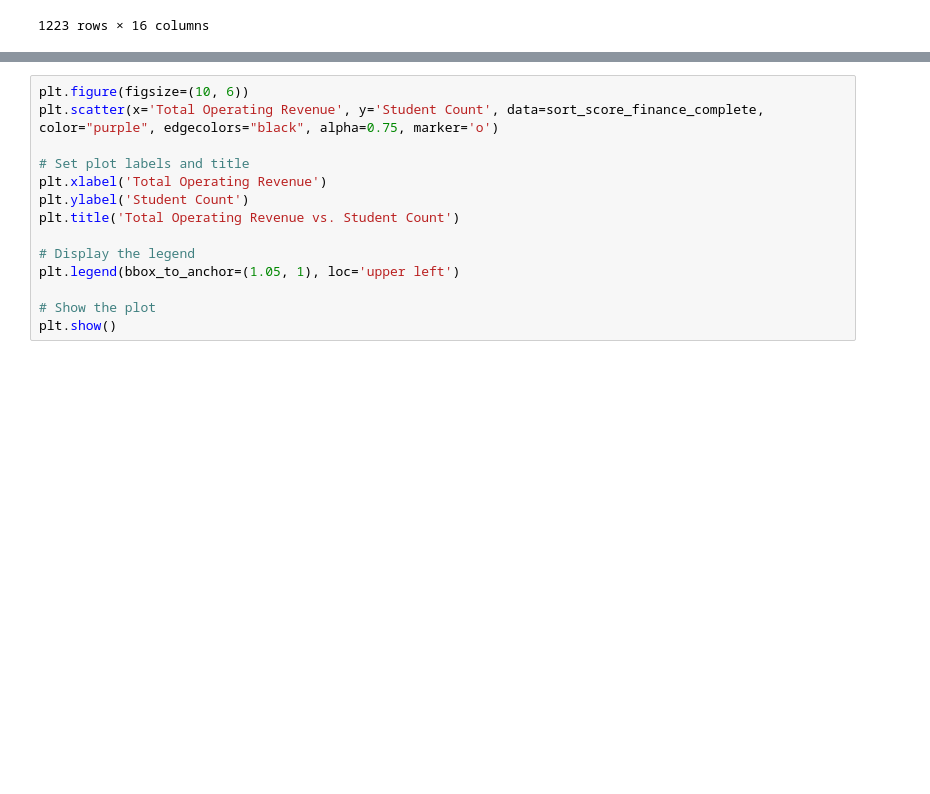
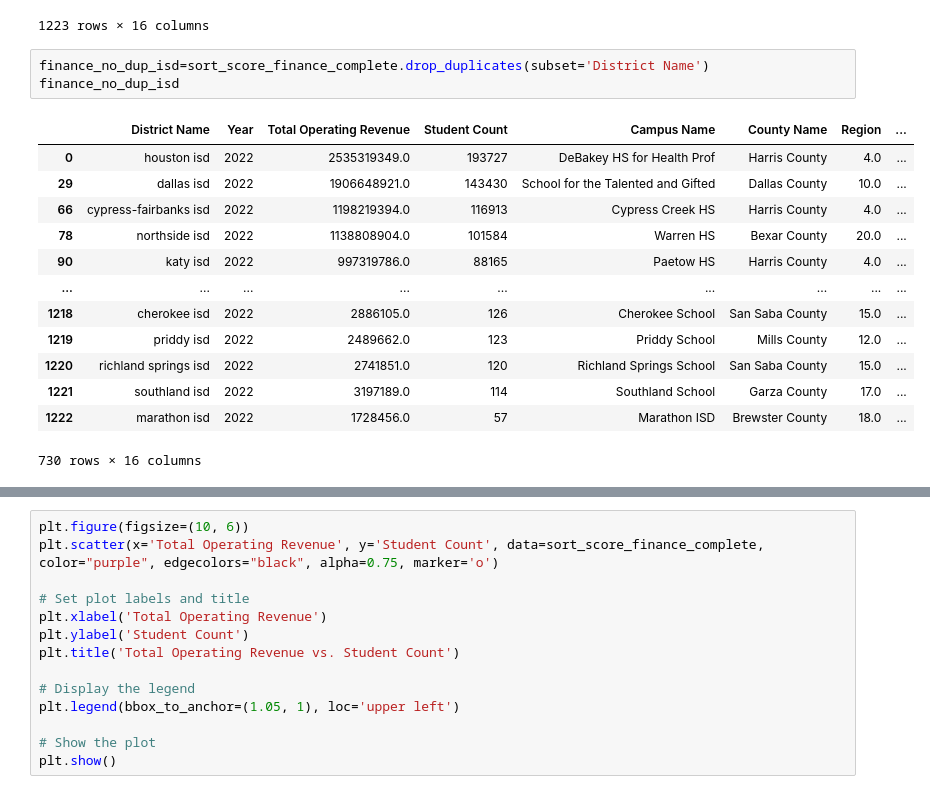
Before and after one commit to Amarilli/TexasISDs, a Jupyter notebook: project_notebook/mariahnotebook.ipynb, the cells around one changed output, grey strips where cells are left out. Cells and saved outputs as stored; diff of their text form; blank space fills up the shorter version.

```diff
--- a/project_notebook/mariahnotebook.ipynb
+++ b/project_notebook/mariahnotebook.ipynb
@@ -544,3 +529,20 @@ sort_score_finance_complete
 | 1221 | southland isd | 2022 | 3197189.0 | 114 | Southland School | Garza County | 17.0 | ... |
 | 1222 | marathon isd | 2022 | 1728456.0 | 57 | Marathon ISD | Brewster County | 18.0 | ... |
 1223 rows × 16 columns
+# %%
+finance_no_dup_isd=sort_score_finance_complete.drop_duplicates(subset='District Name')
+finance_no_dup_isd
+# %% [output]
+|  | District Name | Year | Total Operating Revenue | Student Count | Campus Name | County Name | Region | ... |
+| 0 | houston isd | 2022 | 2535319349.0 | 193727 | DeBakey HS for Health Prof | Harris County | 4.0 | ... |
+| 29 | dallas isd | 2022 | 1906648921.0 | 143430 | School for the Talented and Gifted | Dallas County | 10.0 | ... |
+| 66 | cypress-fairbanks isd | 2022 | 1198219394.0 | 116913 | Cypress Creek HS | Harris County | 4.0 | ... |
+| 78 | northside isd | 2022 | 1138808904.0 | 101584 | Warren HS | Bexar County | 20.0 | ... |
+| 90 | katy isd | 2022 | 997319786.0 | 88165 | Paetow HS | Harris County | 4.0 | ... |
+| ... | ... | ... | ... | ... | ... | ... | ... | ... |
+| 1218 | cherokee isd | 2022 | 2886105.0 | 126 | Cherokee School | San Saba County | 15.0 | ... |
+| 1219 | priddy isd | 2022 | 2489662.0 | 123 | Priddy School | Mills County | 12.0 | ... |
+| 1220 | richland springs isd | 2022 | 2741851.0 | 120 | Richland Springs School | San Saba County | 15.0 | ... |
+| 1221 | southland isd | 2022 | 3197189.0 | 114 | Southland School | Garza County | 17.0 | ... |
+| 1222 | marathon isd | 2022 | 1728456.0 | 57 | Marathon ISD | Brewster County | 18.0 | ... |
+730 rows × 16 columns
```
Also changed, not shown: parts of 9 cells of this notebook.
